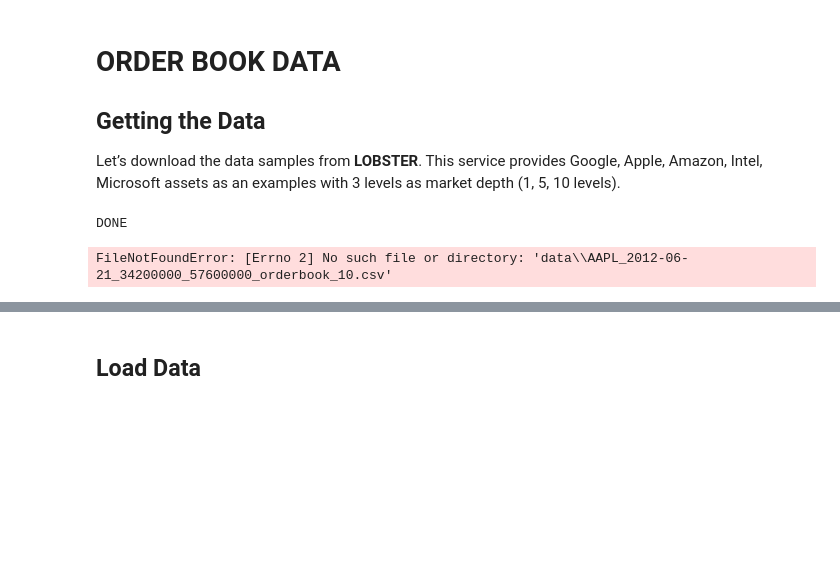
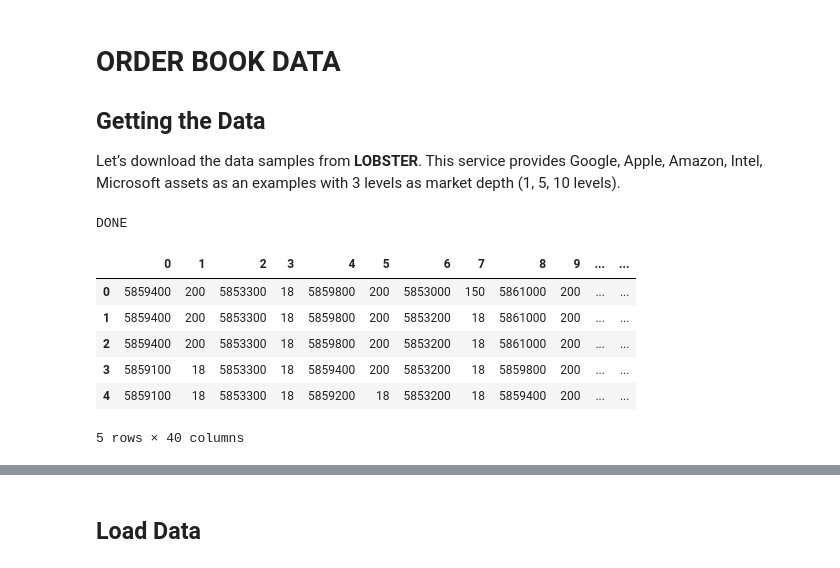
Before and after one commit to ocousin/ML_LL, a Jupyter notebook: Model/CNN-1D/data_configuration.ipynb, the cells around one changed output, grey strips where cells are left out. Saved outputs shown, nothing was run; the diff lists cells and outputs as text; code cells hidden in the pictures; blank space fills up the shorter version.

```diff
--- a/Model/CNN-1D/data_configuration.ipynb
+++ b/Model/CNN-1D/data_configuration.ipynb
@@ -51,11 +51,17 @@ DONE
 # %%
 #format the name of the file wanted for the simulation using the two var asset and level
 asset = 'AAPL'
 level = 10
-data = pd.read_csv('Data\{0}_2012-06-21_34200000_57600000_orderbook_{1}.csv'.format(asset, level), header=None)
+data = pd.read_csv('..\..\Data\{0}_2012-06-21_34200000_57600000_orderbook_{1}.csv'.format(asset, level), header=None)
 data.head()
 # %% [output]
+|  | 0 | 1 | 2 | 3 | 4 | 5 | 6 | 7 | 8 | 9 | ... | ... |
+| 0 | 5859400 | 200 | 5853300 | 18 | 5859800 | 200 | 5853000 | 150 | 5861000 | 200 | ... | ... |
+| 1 | 5859400 | 200 | 5853300 | 18 | 5859800 | 200 | 5853200 | 18 | 5861000 | 200 | ... | ... |
+| 2 | 5859400 | 200 | 5853300 | 18 | 5859800 | 200 | 5853200 | 18 | 5861000 | 200 | ... | ... |
+| 3 | 5859100 | 18 | 5853300 | 18 | 5859400 | 200 | 5853200 | 18 | 5859800 | 200 | ... | ... |
+| 4 | 5859100 | 18 | 5853300 | 18 | 5859200 | 18 | 5853200 | 18 | 5859400 | 200 | ... | ... |
-FileNotFoundError: [Errno 2] No such file or directory: 'data\\AAPL_2012-06-21_34200000_57600000_orderbook_10.csv'
+5 rows × 40 columns
 # %%
 #format the name of the file wanted for the simulation using the two var asset and level
 asset = 'AAPL'
```
Also changed, not shown: parts of 8 cells of this notebook, 22 other files.
